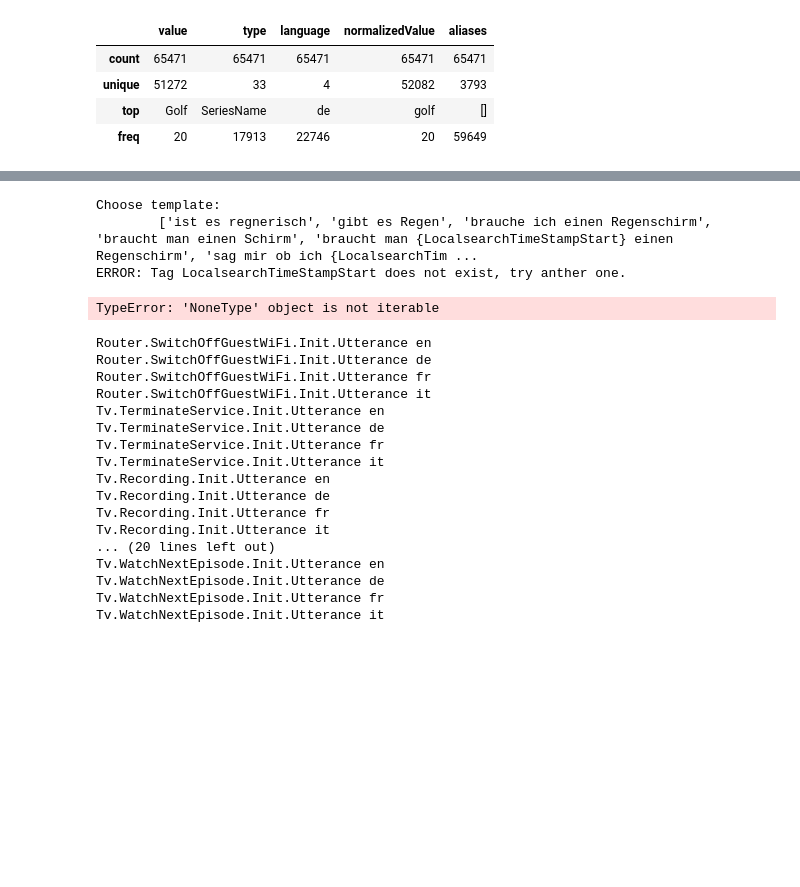
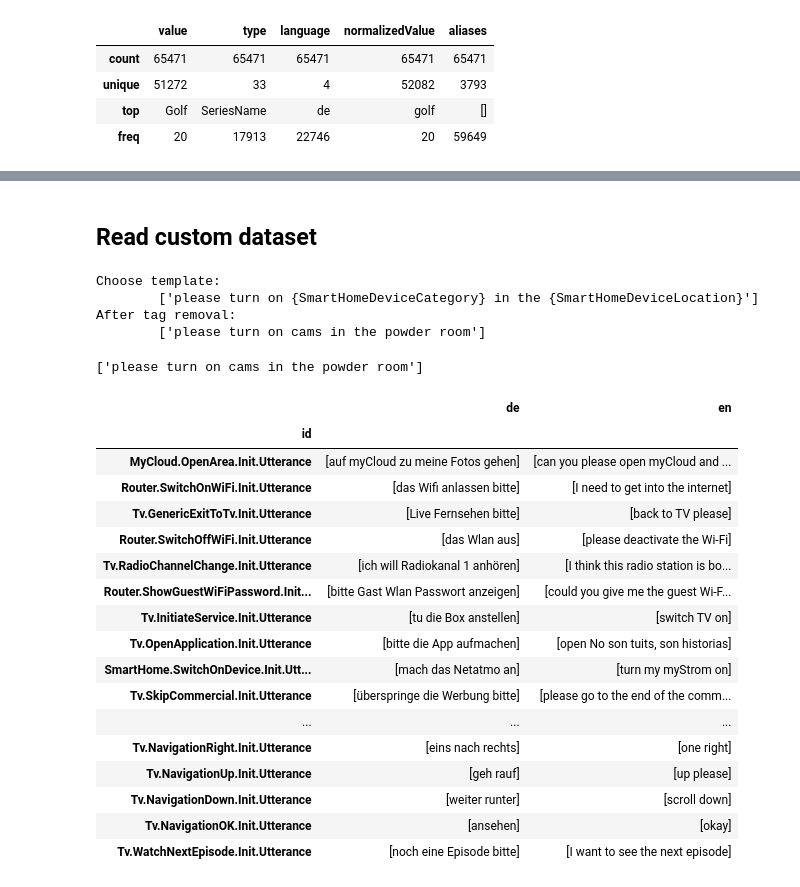
Before and after one commit to sting1000/generator, a Jupyter notebook: Explore.ipynb, the cells around one changed output, grey strips where cells are left out. Saved outputs shown, nothing was run; the diff lists cells and outputs as text; code cells hidden in the pictures; blank space fills up the shorter version.

Commit message:
Build the pool

```diff
--- a/Explore.ipynb
+++ b/Explore.ipynb
@@ -181,37 +131,53 @@ entities_custom.head()
+# %% [markdown]
+## Read custom dataset
+# %%
+# entities_custom
+entities_custom = pd.read_json("data/entities_custom.json")
+entities_updated = pd.concat([entities, entities_custom]).reset_index()
+# update template
+df = pd.read_json("data/timestamp_de_noted.json")
+templates_updated.update(df)
+
+df = pd.read_json("data/timestamp_en_noted.json")
+templates_updated.update(df)
 # %%
 from generator.module import Generator
-from generator.normalizer import Normalizer
-gen = Generator(templates=templates_updated, entities=pd.concat([entities, entities_custom]).reset_index(), method='all')
-gen.get_command(target_id='Localsearch.RainInfo.Init.Utterance',
-                target_lang='de',
-                verbose=True)
+gen = Generator(templates=templates_updated, entities=entities_updated, method='one')
+
+gen.get_command(target_id='SmartHome.SwitchOnDevice.Init.Utterance',
+                target_lang='en',
+                 verbose=True)
 # %% [output]
 Choose template:
-        ['ist es regnerisch', 'gibt es Regen', 'brauche ich einen Regenschirm', 'braucht man einen Schirm', 'braucht man {LocalsearchTimeStampStart} einen Regenschirm', 'sag mir ob ich {LocalsearchTim ...
-ERROR: Tag LocalsearchTimeStampStart does not exist, try anther one.
+        ['please turn on {SmartHomeDeviceCategory} in the {SmartHomeDeviceLocation}']
+After tag removal:
+        ['please turn on cams in the powder room']
-TypeError: 'NoneType' object is not iterable
+['please turn on cams in the powder room']
 # %%
-for temp in templates_updated.id[30:]:
-    for lang in ['en', 'de', 'fr', 'it']:
-        print(temp, lang)
-        gen.get_command(target_id=temp,
-                        target_lang=lang,
-                         verbose=False)
+command_pool = []
+sample_df = pd.DataFrame(columns=['de', 'en'], index=templates_updated.id)
+for temp in templates_updated.id:
+    for lang in ['en', 'de']:
+        sample_df.loc[temp, lang] = gen.get_command(target_id=temp,
+                                target_lang=lang,
+                                 verbose=False)
+sample_df
 # %% [output]
-Router.SwitchOffGuestWiFi.Init.Utterance en
-Router.SwitchOffGuestWiFi.Init.Utterance de
-Router.SwitchOffGuestWiFi.Init.Utterance fr
-Router.SwitchOffGuestWiFi.Init.Utterance it
-Tv.TerminateService.Init.Utterance en
-Tv.TerminateService.Init.Utterance de
-Tv.TerminateService.Init.Utterance fr
-Tv.TerminateService.Init.Utterance it
-Tv.Recording.Init.Utterance en
-Tv.Recording.Init.Utterance de
-Tv.Recording.Init.Utterance fr
-Tv.Recording.Init.Utterance it
-... (20 lines left out)
-Tv.WatchNextEpisode.Init.Utterance en
-Tv.WatchNextEpisode.Init.Utterance de
-Tv.WatchNextEpisode.Init.Utterance fr
-Tv.WatchNextEpisode.Init.Utterance it
+|  | de | en |
+| id |  |  |
+| MyCloud.OpenArea.Init.Utterance | [auf myCloud zu meine Fotos gehen] | [can you please open myCloud and ... |
+| Router.SwitchOnWiFi.Init.Utterance | [das Wifi anlassen bitte] | [I need to get into the internet] |
+| Tv.GenericExitToTv.Init.Utterance | [Live Fernsehen bitte] | [back to TV please] |
+| Router.SwitchOffWiFi.Init.Utterance | [das Wlan aus] | [please deactivate the Wi-Fi] |
+| Tv.RadioChannelChange.Init.Utterance | [ich will Radiokanal 1 anhören] | [I think this radio station is bo... |
+| Router.ShowGuestWiFiPassword.Init... | [bitte Gast Wlan Passwort anzeigen] | [could you give me the guest Wi-F... |
+| Tv.InitiateService.Init.Utterance | [tu die Box anstellen] | [switch TV on] |
+| Tv.OpenApplication.Init.Utterance | [bitte die App aufmachen] | [open No son tuits, son historias] |
+| SmartHome.SwitchOnDevice.Init.Utt... | [mach das Netatmo an] | [turn my myStrom on] |
+| Tv.SkipCommercial.Init.Utterance | [überspringe die Werbung bitte] | [please go to the end of the comm... |
+| ... | ... | ... |
+| Tv.NavigationRight.Init.Utterance | [eins nach rechts] | [one right] |
+| Tv.NavigationUp.Init.Utterance | [geh rauf] | [up please] |
+| Tv.NavigationDown.Init.Utterance | [weiter runter] | [scroll down] |
+| Tv.NavigationOK.Init.Utterance | [ansehen] | [okay] |
+| Tv.WatchNextEpisode.Init.Utterance | [noch eine Episode bitte] | [I want to see the next episode] |
```
Also changed, not shown: parts of 26 cells of this notebook, 11 other files.
